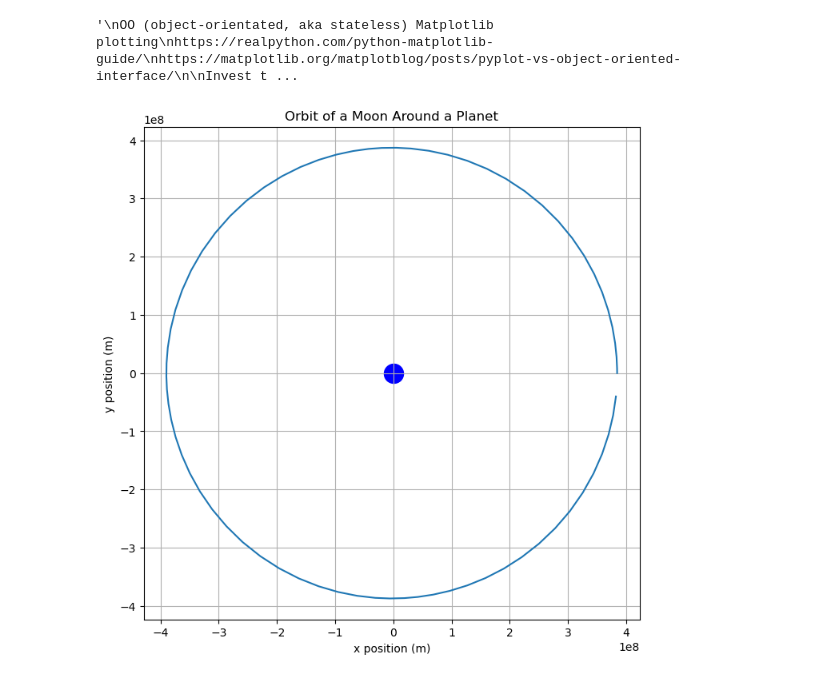
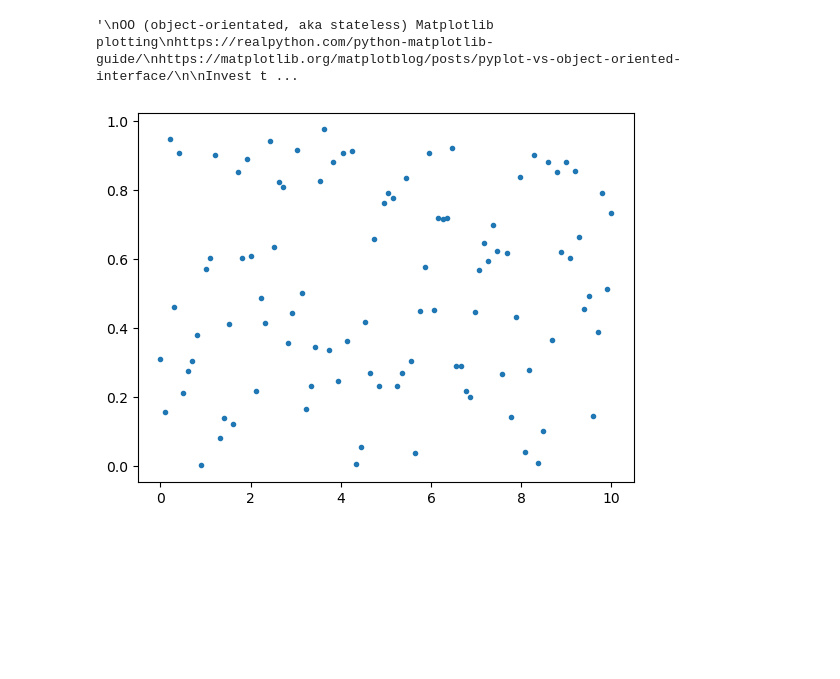
Before and after one commit to spyphyz/msc_sandbox, a Jupyter notebook: msc_sandbox.ipynb, the cells around one changed output. Drawn from its saved outputs; the diff is of its cells as text; code cells hidden in the pictures; blank space fills up the shorter version.

```diff
--- a/msc_sandbox.ipynb
+++ b/msc_sandbox.ipynb
@@ -2574,3 +2572,11 @@ testing = np.arange(0, 10, 0.1)
 # %%
+"""Exploring Matplotlib
+Using Python Book"""
+
+"""The following is the non-OOP method of plotting"""
+x = np.linspace(0, 10, 100)
+y = np.random.random(size=len(x))
+plt.plot(x, y, '.') # '.' is the marker style; by adding a marker style the data points become disconnected
+plt.show()  # this is the command that actually displays the plot; not necessary if using a notebook
 # %% [output]
-[figure, old version]
+[figure, new version]
```
Also changed, not shown: parts of 2 cells of this notebook.
